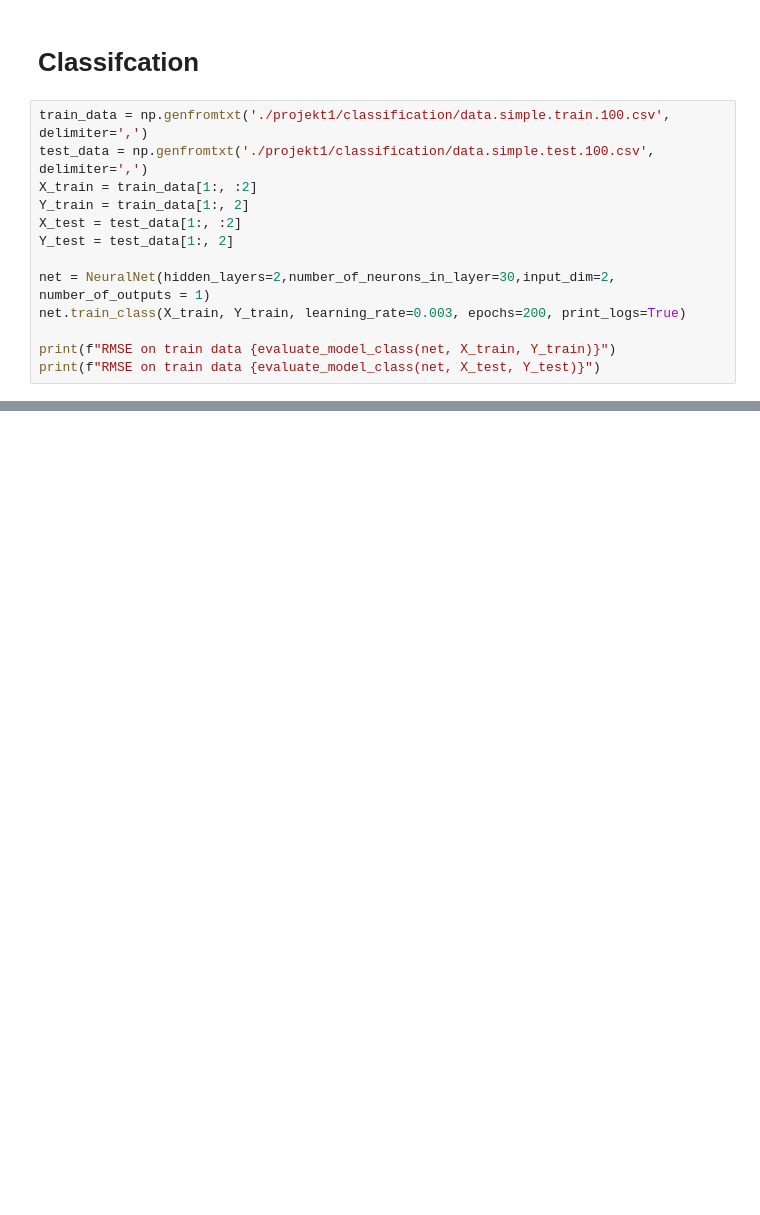
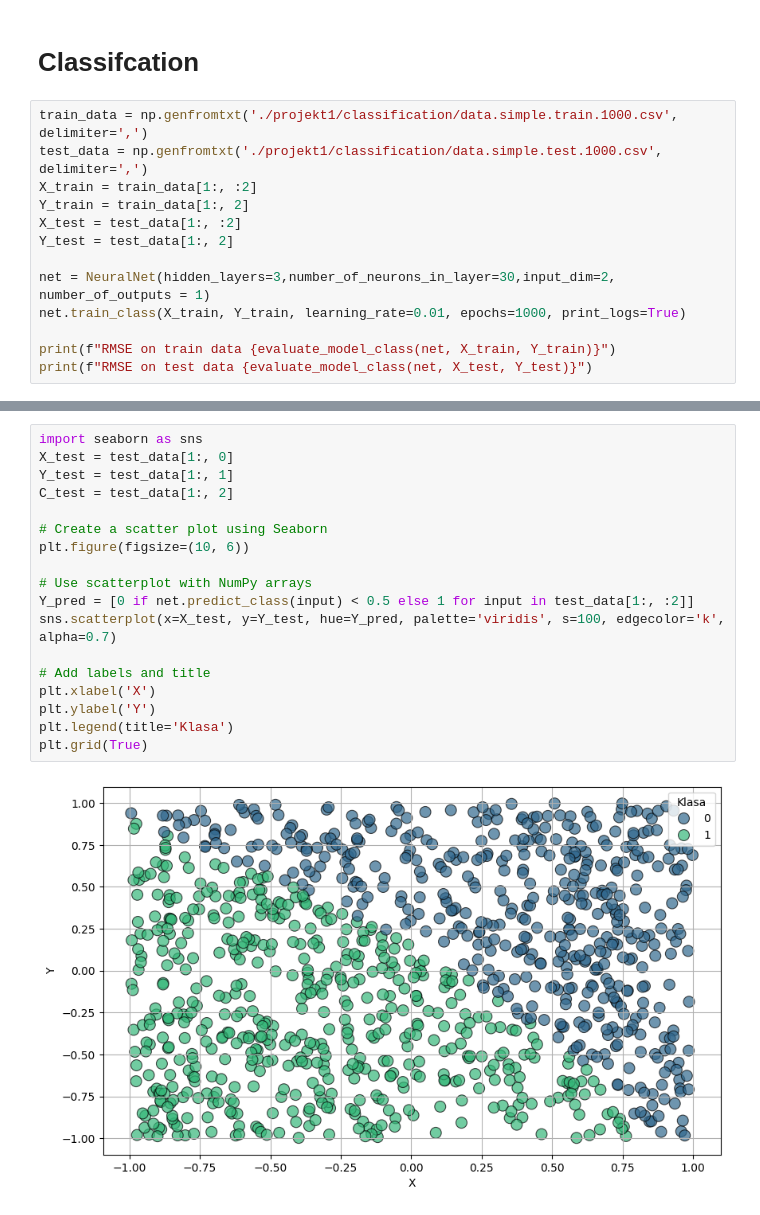
Before and after one commit to Bieslaw/NeuronProject, a Jupyter notebook: Projekt1_test1.ipynb, the cells around one changed output, grey strips where cells are left out. Drawn from its saved outputs; the diff is of its cells as text; blank space fills up the shorter version.

```diff
--- a/Projekt1_test1.ipynb
+++ b/Projekt1_test1.ipynb
@@ -233,16 +234,16 @@ plt.legend()
 # %% [markdown]
 # Classifcation
 # %%
-train_data = np.genfromtxt('./projekt1/classification/data.simple.train.100.csv', delimiter=',')
-test_data = np.genfromtxt('./projekt1/classification/data.simple.test.100.csv', delimiter=',')
+train_data = np.genfromtxt('./projekt1/classification/data.simple.train.1000.csv', delimiter=',')
+test_data = np.genfromtxt('./projekt1/classification/data.simple.test.1000.csv', delimiter=',')
 X_train = train_data[1:, :2]
 Y_train = train_data[1:, 2]
 X_test = test_data[1:, :2]
 Y_test = test_data[1:, 2]
 
-net = NeuralNet(hidden_layers=2,number_of_neurons_in_layer=30,input_dim=2, number_of_outputs = 1)
-net.train_class(X_train, Y_train, learning_rate=0.003, epochs=200, print_logs=True)
+net = NeuralNet(hidden_layers=3,number_of_neurons_in_layer=30,input_dim=2, number_of_outputs = 1)
+net.train_class(X_train, Y_train, learning_rate=0.01, epochs=1000, print_logs=True)
 
 print(f"RMSE on train data {evaluate_model_class(net, X_train, Y_train)}")
-print(f"RMSE on train data {evaluate_model_class(net, X_test, Y_test)}")
+print(f"RMSE on test data {evaluate_model_class(net, X_test, Y_test)}")
 # %% [output]
@@ -265,0 +267,20 @@ RMSE on train data 1.8209574056176094
+# %%
+import seaborn as sns
+X_test = test_data[1:, 0]
+Y_test = test_data[1:, 1]
+C_test = test_data[1:, 2]
+
+# Create a scatter plot using Seaborn
+plt.figure(figsize=(10, 6))
+
+# Use scatterplot with NumPy arrays
+Y_pred = [0 if net.predict_class(input) < 0.5 else 1 for input in test_data[1:, :2]]
+sns.scatterplot(x=X_test, y=Y_test, hue=Y_pred, palette='viridis', s=100, edgecolor='k', alpha=0.7)
+
+# Add labels and title
+plt.xlabel('X')
+plt.ylabel('Y')
+plt.legend(title='Klasa')
+plt.grid(True)
+# %% [output]
+[figure, added]
```
Also changed, not shown: parts of 4 cells of this notebook.
